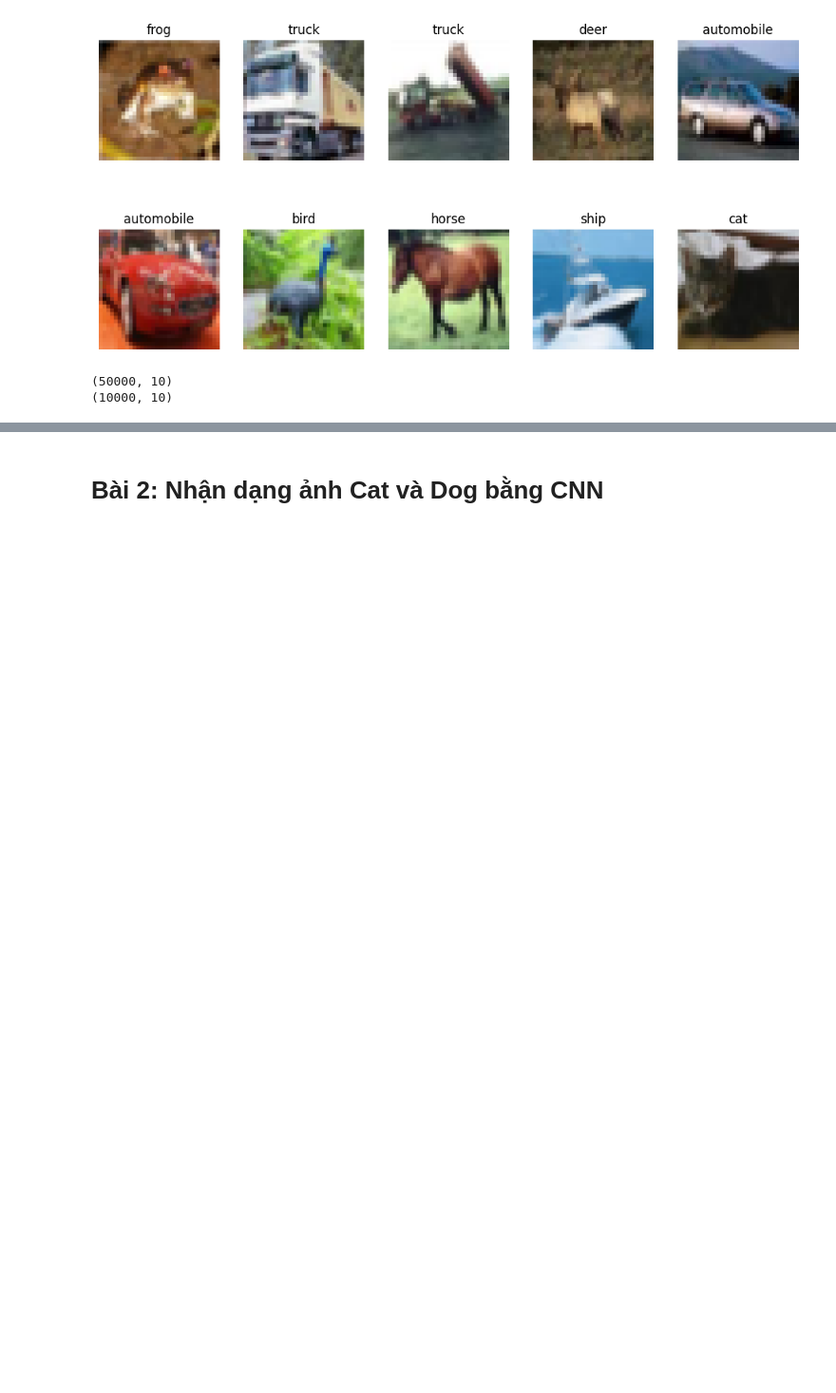
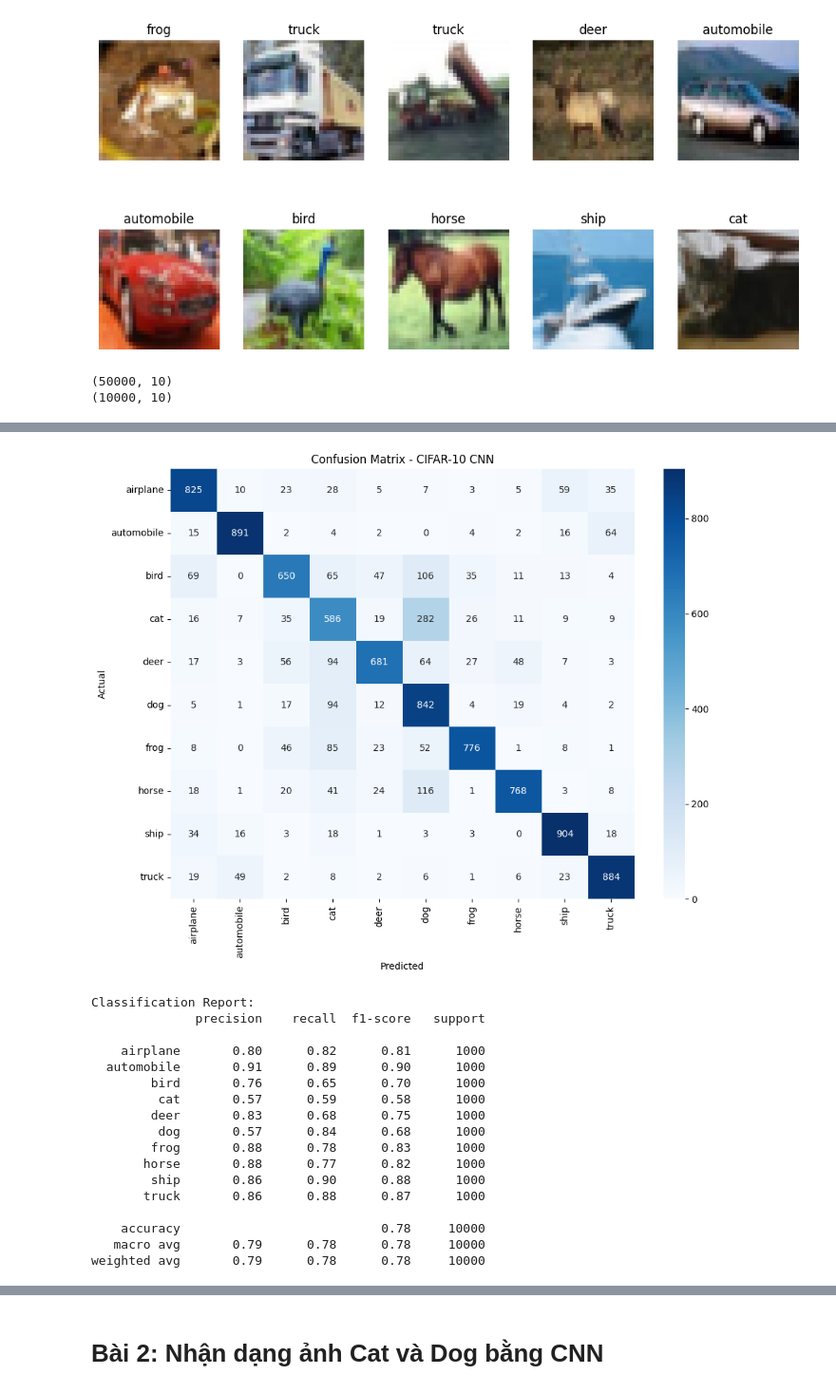
Before and after one commit to minhthu2610/2001230959_NguyenThiMinhThu_THDL_Buoi04, a Jupyter notebook: 2001230959_NguyenThiMinhThu_THDL_Buoi04.ipynb, the cells around one changed output, grey strips where cells are left out. Shown at 95% size. Cells and saved outputs as stored; diff of their text form; code cells hidden in the pictures; blank space fills up the shorter version.

```diff
--- a/2001230959_NguyenThiMinhThu_THDL_Buoi04.ipynb
+++ b/2001230959_NguyenThiMinhThu_THDL_Buoi04.ipynb
@@ -512,3 +514,42 @@ Epoch 20/20
+# %%
+from sklearn.metrics import confusion_matrix, classification_report
+import seaborn as sns
+# 1. Confusion Matrix
+y_pred_prob = model.predict(X_test, verbose=0)
+y_pred = np.argmax(y_pred_prob, axis=1)
+# y_test đang ở dạng one-hot → chuyển về integer
+y_true = np.argmax(y_test, axis=1)
+
+cm = confusion_matrix(y_true, y_pred)
+plt.figure(figsize=(10, 8))
+sns.heatmap(cm, annot=True, fmt='d', cmap='Blues',
+            xticklabels=class_names, yticklabels=class_names)
+plt.title('Confusion Matrix - CIFAR-10 CNN')
+plt.ylabel('Actual'); plt.xlabel('Predicted')
+plt.tight_layout(); plt.show()
+
+# 2. Classification Report
+print("Classification Report:")
+print(classification_report(y_true, y_pred, target_names=class_names))
+# %% [output]
+[figure, added]
+Classification Report:
+              precision    recall  f1-score   support
+
+    airplane       0.80      0.82      0.81      1000
+  automobile       0.91      0.89      0.90      1000
+        bird       0.76      0.65      0.70      1000
+         cat       0.57      0.59      0.58      1000
+        deer       0.83      0.68      0.75      1000
+         dog       0.57      0.84      0.68      1000
+        frog       0.88      0.78      0.83      1000
+       horse       0.88      0.77      0.82      1000
+        ship       0.86      0.90      0.88      1000
+       truck       0.86      0.88      0.87      1000
+
+    accuracy                           0.78     10000
+   macro avg       0.79      0.78      0.78     10000
+weighted avg       0.79      0.78      0.78     10000
 # %%
 # Vẽ accuracy
 plt.figure(figsize=(8,5))
```
Also changed, not shown: parts of 8 cells of this notebook.
